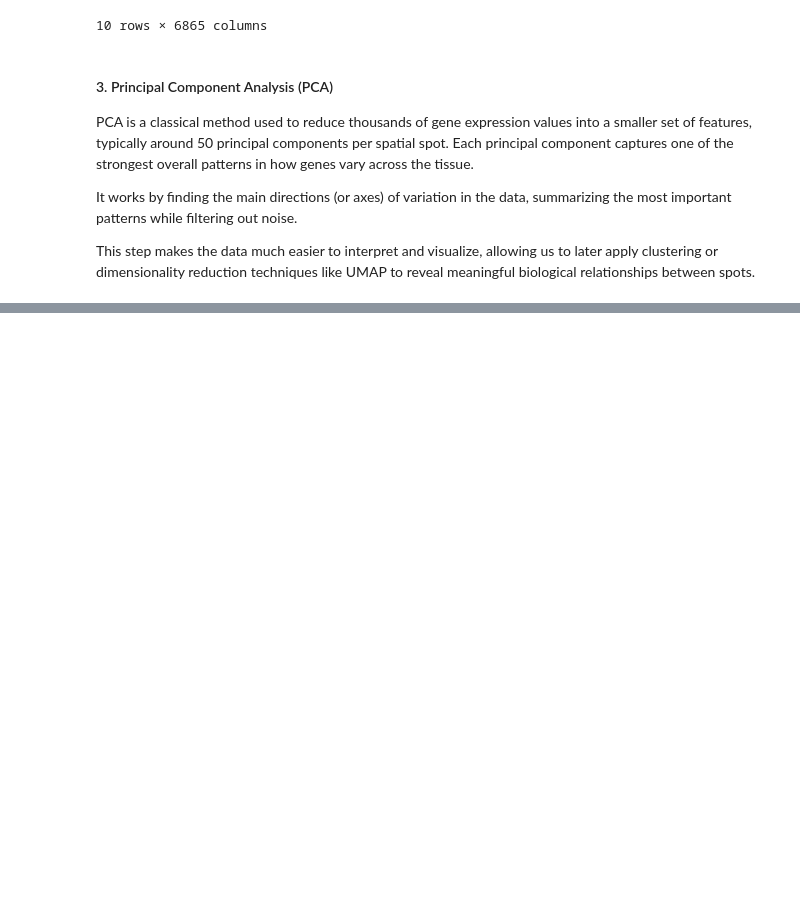
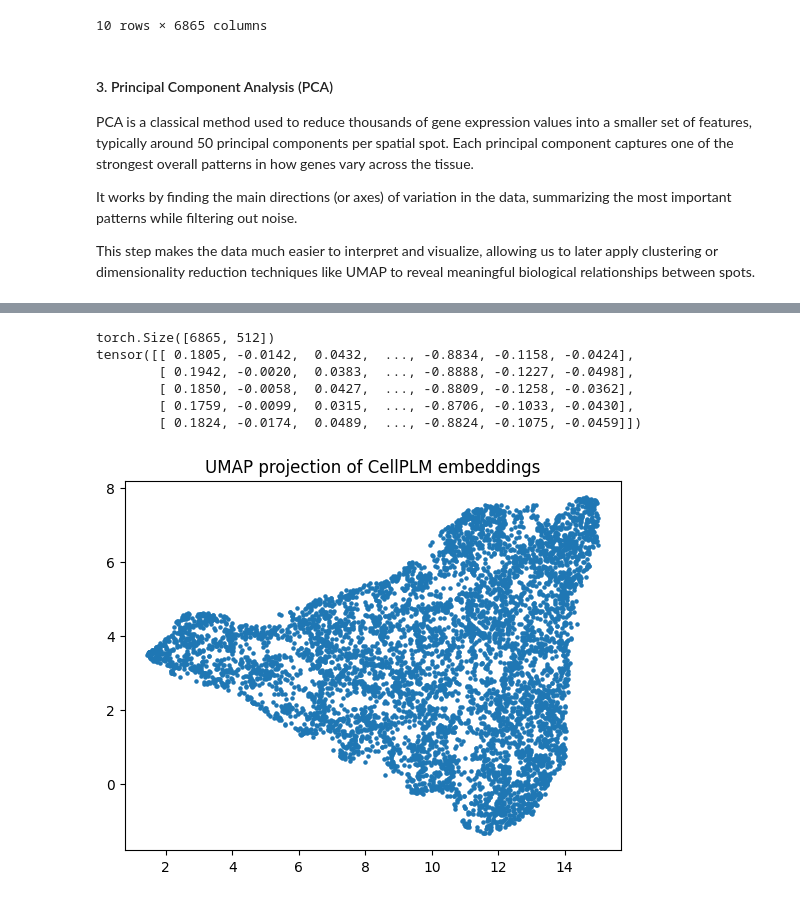
Before and after one commit to josephletobar/parkinsons-spatial-transcriptomics, a Jupyter notebook: parkinsons_analysis.ipynb, the cells around one changed output, grey strips where cells are left out. Saved outputs shown, nothing was run; the diff lists cells and outputs as text; code cells hidden in the pictures; blank space fills up the shorter version.

Commit message:
Run CellPLM

```diff
--- a/parkinsons_analysis.ipynb
+++ b/parkinsons_analysis.ipynb
@@ -273,0 +358,15 @@ PCA result shape: (6865, 50)
+# %%
+# Run CellPLM
+
+from CellPLM.pipeline.cell_type_annotation import CellTypeAnnotationPipeline
+from CellPLM.pipeline.cell_embedding import CellEmbeddingPipeline
+import anndata as ad
+
+# convert the normalized dataframe to AnnData
+adata = ad.AnnData(normalized_df.T)
+
+pipeline = CellEmbeddingPipeline(
+    pretrain_prefix="20230926_85M",
+    pretrain_directory="ckpt/"
+)
+embeddings = pipeline.predict(adata) # get embeddings
@@ -273,0 +380,22 @@ PCA result shape: (6865, 50)
+# %%
+# Show Embeddings
+
+print(embeddings.shape)
+print(embeddings[:5])
+# %% [output]
+torch.Size([6865, 512])
+tensor([[ 0.1805, -0.0142,  0.0432,  ..., -0.8834, -0.1158, -0.0424],
+        [ 0.1942, -0.0020,  0.0383,  ..., -0.8888, -0.1227, -0.0498],
+        [ 0.1850, -0.0058,  0.0427,  ..., -0.8809, -0.1258, -0.0362],
+        [ 0.1759, -0.0099,  0.0315,  ..., -0.8706, -0.1033, -0.0430],
+        [ 0.1824, -0.0174,  0.0489,  ..., -0.8824, -0.1075, -0.0459]])
+# %%
+import umap
+reducer = umap.UMAP(random_state=42)
+umap_emb = reducer.fit_transform(embeddings.detach().cpu().numpy())
+
+plt.scatter(umap_emb[:,0], umap_emb[:,1], s=5)
+plt.title("UMAP projection of CellPLM embeddings")
+plt.show()
+# %% [output]
+[figure, added]
```
Also changed, not shown: parts of 11 cells of this notebook, 1 other file.
